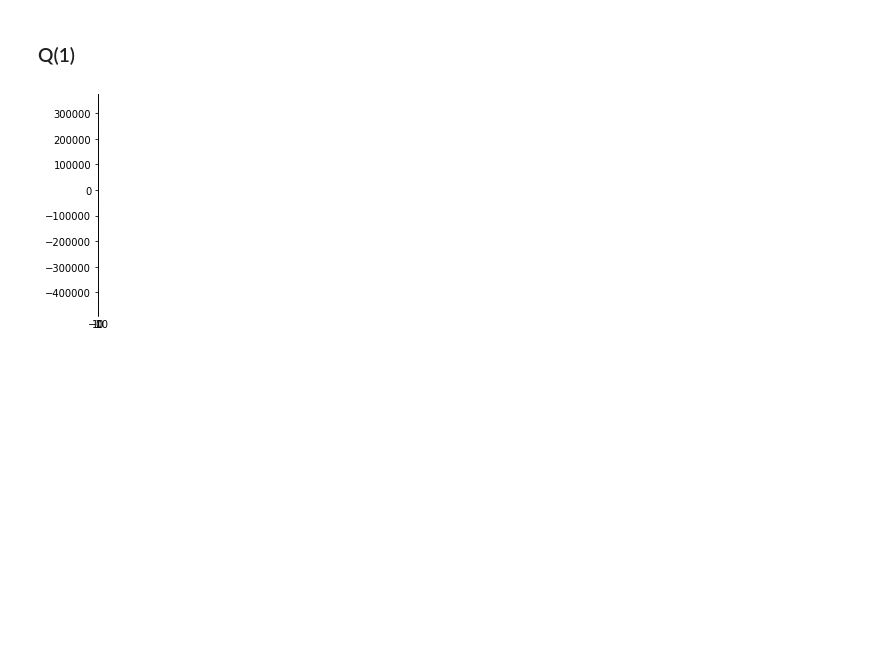
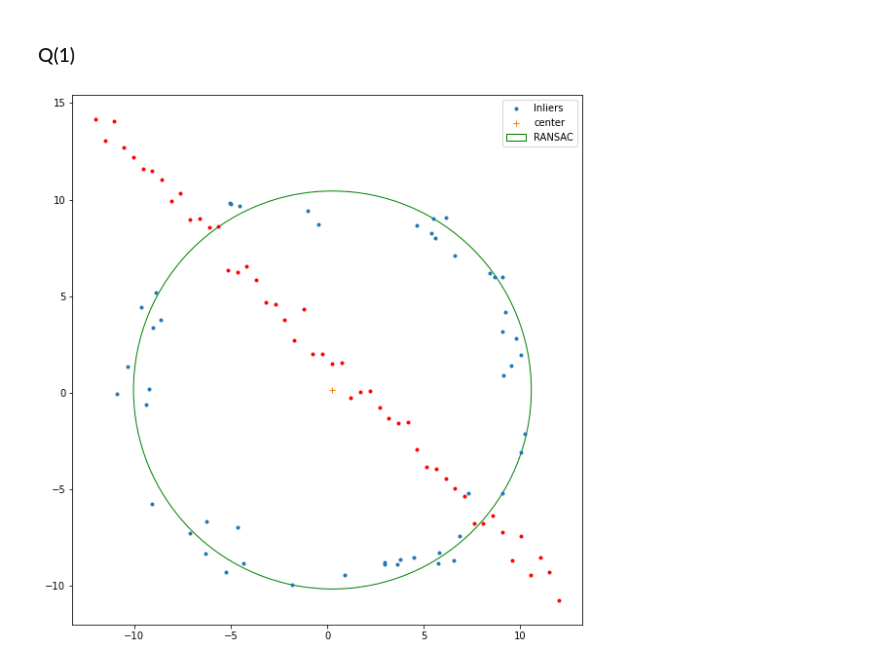
Before and after one commit to DilukshaRukmal/Computer_vision, a Jupyter notebook: Assignment 2/190531L_Assignment_2.ipynb, the cells around one changed output. Drawn from its saved outputs; the diff is of its cells as text; code cells hidden in the pictures; blank space fills up the shorter version.

```diff
--- a/Assignment 2/190531L_Assignment_2.ipynb
+++ b/Assignment 2/190531L_Assignment_2.ipynb
@@ -17,7 +17,7 @@ t = np.random.uniform (0,2*np.pi,half_n)
 n = s*np.random.randn(half_n)
 x,y = (r + n)*np.cos( t ),( r + n)*np.sin( t )
 X_circ = np.hstack((x.reshape(half_n,1),y.reshape(half_n,1))) #list of cordinates of points
-figure, axes = plt.subplots()
+figure, axes = plt.subplots(figsize=(10,10))
 #RANSAC Algorithm
 N = 80; #number of repititive fittings
 Inlier_ratio=0.9 # Inlier ratio
@@ -31,39 +31,40 @@ for i in range(0,N,1):
     #calculating centre and radius of the circle
     c = (x1-x2)**2 + (y1-y2)**2
     a = (x2-x3)**2 + (y2-y3)**2
     b = (x3-x1)**2 + (y3-y1)**2
     s = 2*(a*b + b*c + c*a) - (a*a + b*b + c*c)
     cent_x = (a*(b+c-a)*x1 + b*(c+a-b)*x2 + c*(a+b-c)*x3) / s
     cent_y = (a*(b+c-a)*y1 + b*(c+a-b)*y2 + c*(a+b-c)*y3) / s
     ar = a**0.5
     br = b**0.5
     cr = c**0.5
     radi = ar*br*cr / ((ar+br+cr)*(-ar+br+cr)*(ar-br+cr)*(ar+br-cr))**0.5
 
     inlier_count=0;
     #distance to the points
     for j in range(0,50):
         dis=((X_circ[j][0]-cent_x)**2 +(X_circ[j][1]-cent_y)**2)**0.5
         Is_inlier=abs(dis-radi)<=marginal_dis
         if(Is_inlier):
             inlier_count+=1
 
     if(critic_inlier_count<=inlier_count):
-        axes.plot(x,y,".")
-        axes.plot(cent_x,cent_y,'+')
-        draw_circle = plt.Circle((cent_x,cent_y), radi,fill=False)
+        axes.plot(x,y,".",label="Inliers")
+        axes.plot(cent_x,cent_y,'+',label='center')
+        draw_circle = plt.Circle((cent_x,cent_y), radi,fill=False,color='g',label='RANSAC')
         axes.set_aspect(1)
         axes.add_artist(draw_circle)
+        plt.legend()
         break
 
-
+#plotting rest of points
 m,b = -1,2
-x = np.linspace(-12,12,half_n)
-y = m*x+b + s*np.random.randn(half_n)
+s=r/16
+x_line = np.linspace(-12,12,half_n)
+y_line = m*x_line+b + s*np.random.randn(half_n)
 X_line = np.hstack((x.reshape(half_n,1), y.reshape(half_n,1)))
 X = np.vstack((X_circ,X_line))
-axes.plot(x,y,".",)
+plt.plot(x_line,y_line,".",color='r')
 plt.show()
-#plt.legend()
 # %% [output]
-[figure, old version]
+[figure, new version]
```
Also changed, not shown: parts of 6 cells of this notebook, 5 other files.
